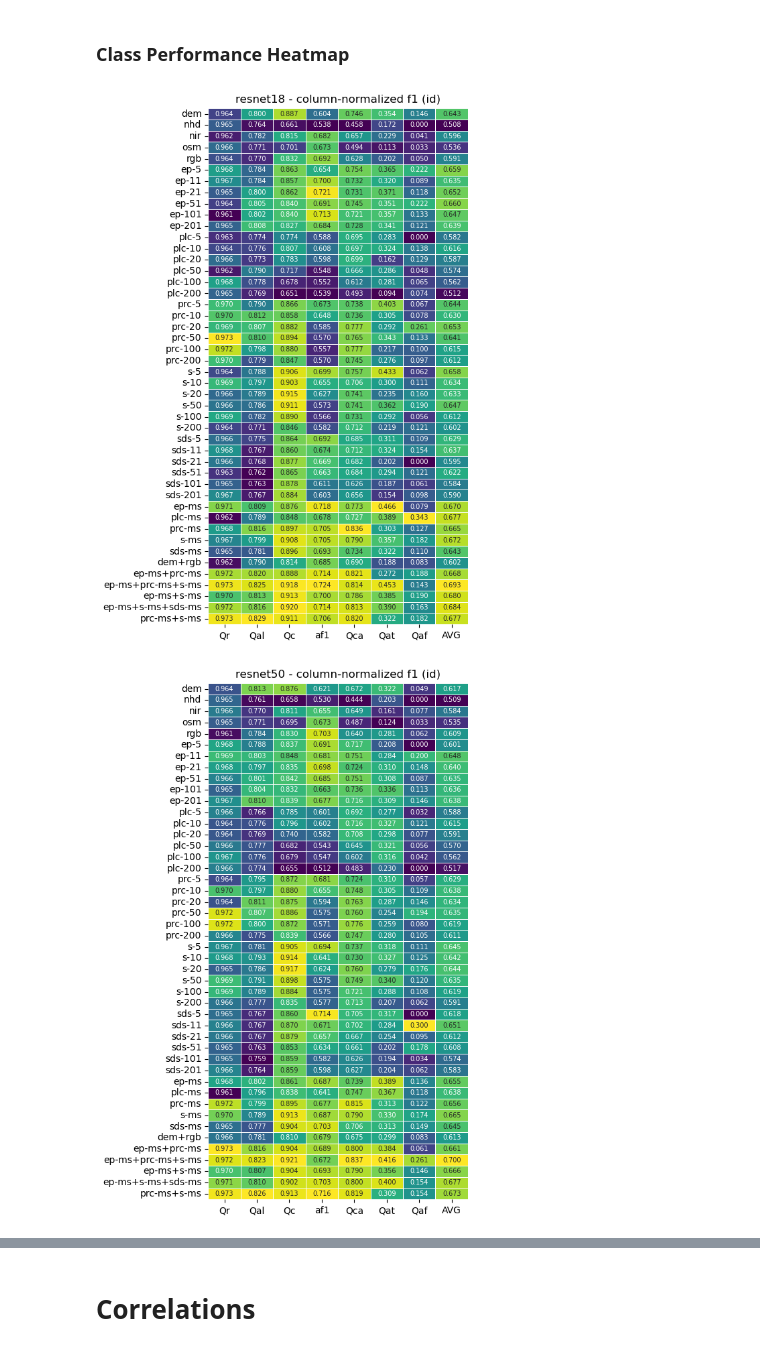
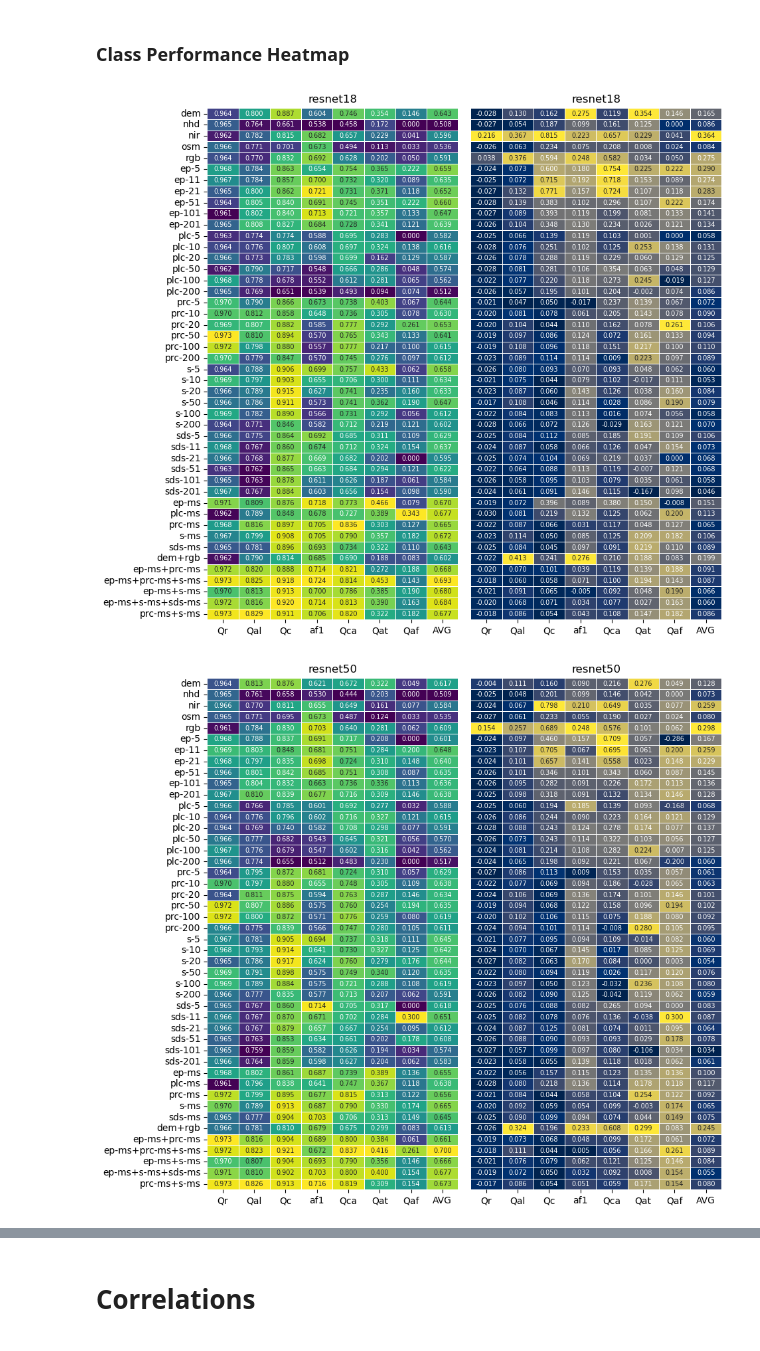
Before and after one commit to masseygeo/earthscape, a Jupyter notebook: notebooks/analysis_cls.ipynb, the cells around one changed output, grey strips where cells are left out. Cells and saved outputs as stored; diff of their text form; code cells hidden in the pictures.

Commit message:
Updated class-level heatmaps for classification and segmentation performance analysis notebooks.

```diff
--- a/notebooks/analysis_cls.ipynb
+++ b/notebooks/analysis_cls.ipynb
@@ -801,7 +801,7 @@ plt.show()
 class_path = os.path.join(f"{assets_dir}/compiled_class.csv")
 
 # metric to use for heatmap
-metric = "f1 (id)"
+metric = "f1"
 
 
 ##### pre-processing & plotting...
@@ -814,49 +814,68 @@ for model in df['model'].unique():
 
     # parse data in fixed order...
     subset[["family", "spatial support"]] = subset["input"].apply(parse_input_label)
 
     # fixed orders for plotting...
     class_order = ["Qr", "Qal", "Qc", "af1", "Qca", "Qat", "Qaf"]
     heatmap_order = class_order + ["AVG"]
     family_rank = {"raw": 0, "ep": 1, "plc": 2, "prc": 3, "s": 4, "sds": 5, "multi-scale": 6, "multimodal": 7}
     support_families = ["ep", "plc", "prc", "s", "sds"]
 
     # map orders to dataframe subset...
     subset["family_rank"] = subset["family"].map(family_rank)
     subset["support_sort"] = np.where(subset["family"].isin(support_families), pd.to_numeric(subset["spatial support"], errors="coerce"), np.nan)
     subset["alpha_sort"] = subset["input"].astype(str).str.lower()
     subset = subset.sort_values(by=["family_rank", "support_sort", "alpha_sort"], na_position="last")
     row_order = subset["input"].drop_duplicates()
 
+    subset['delta'] = subset[f"{metric} (id)"] - subset[f"{metric} (cd)"]
+
+
     # create heatmap dataframe by pivoting...
-    heatmap_df = subset.pivot(index="input", columns="class", values=metric).loc[row_order, class_order]
-    heatmap_df['AVG'] = heatmap_df[class_order].mean(axis=1)
+    id_heatmap = subset.pivot(index="input", columns="class", values=f"{metric} (id)").loc[row_order, class_order]
+    id_heatmap['AVG'] = id_heatmap[class_order].mean(axis=1)
+    id_norm = (id_heatmap - id_heatmap.min(axis=0)) / (id_heatmap.max(axis=0) - id_heatmap.min(axis=0))
 
-    # produce normalized (max-min) dataframe for plotting...
-    heatmap_norm = (heatmap_df - heatmap_df.min(axis=0)) / (heatmap_df.max(axis=0) - heatmap_df.min(axis=0))
+
+    delta_heatmap = subset.pivot(index="input", columns="class", values="delta").loc[row_order, class_order]
+    delta_heatmap['AVG'] = delta_heatmap[class_order].mean(axis=1)
+    delta_norm = (delta_heatmap - delta_heatmap.min(axis=0)) / (delta_heatmap.max(axis=0) - delta_heatmap.min(axis=0))
 
 
     ##### plot heatmap...
-    fig, ax = plt.subplots(figsize=(5,10))
+    fig, ax = plt.subplots(ncols=2, figsize=(10,10))
 
     sns.heatmap(
-        heatmap_norm[heatmap_order],
-        annot=heatmap_df[heatmap_order],
-        fmt=".3f",
-        cmap="viridis",
-        linewidths=0.5,
-        annot_kws={'fontsize': 7},
-        cbar=False,
-        # cbar_kws={'pad':0.01, 'aspect':70},
-        ax=ax
+        id_norm[heatmap_order],
+        annot=id_heatmap[heatmap_order],
+        fmt=".3f", cmap="viridis", linewidths=0.5, annot_kws={'fontsize': 7}, cbar=False,
+        ax=ax[0]
         )
 
-    ax.set_xlabel("")
-    ax.set_ylabel("")
-    ax.set_title(f"{model} - column-normalized {metric}")
+    sns.heatmap(
+        delta_norm[heatmap_order],
+        annot=delta_heatmap[heatmap_order],
+        fmt=".3f", cmap="cividis", linewidths=0.5, annot_kws={'fontsize': 7}, cbar=False,
+        ax=ax[1]
+        )
+
+    for a in ax:
+        a.set_xlabel("")
+        a.set_ylabel("")
+        a.set_title(model)
+
+    ax[1].set_yticks([])
+
+    # ax.set_xlabel("")
+    # ax.set_ylabel("")
+    # ax.set_title(f"{model} - column-normalized {metric}")
+
+    plt.subplots_adjust(wspace=0.05)
 
     plt.savefig(os.path.join(assets_dir, f"class_heatmap_{model}.svg"), format='svg', bbox_inches='tight')
     plt.show()
+
+    # break
 # %% [output]
-[figure, old version]
+[figure, new version]
-[figure, old version]
+[figure, new version]
```
Also changed, not shown: parts of 2 cells of this notebook, 9 other files.
